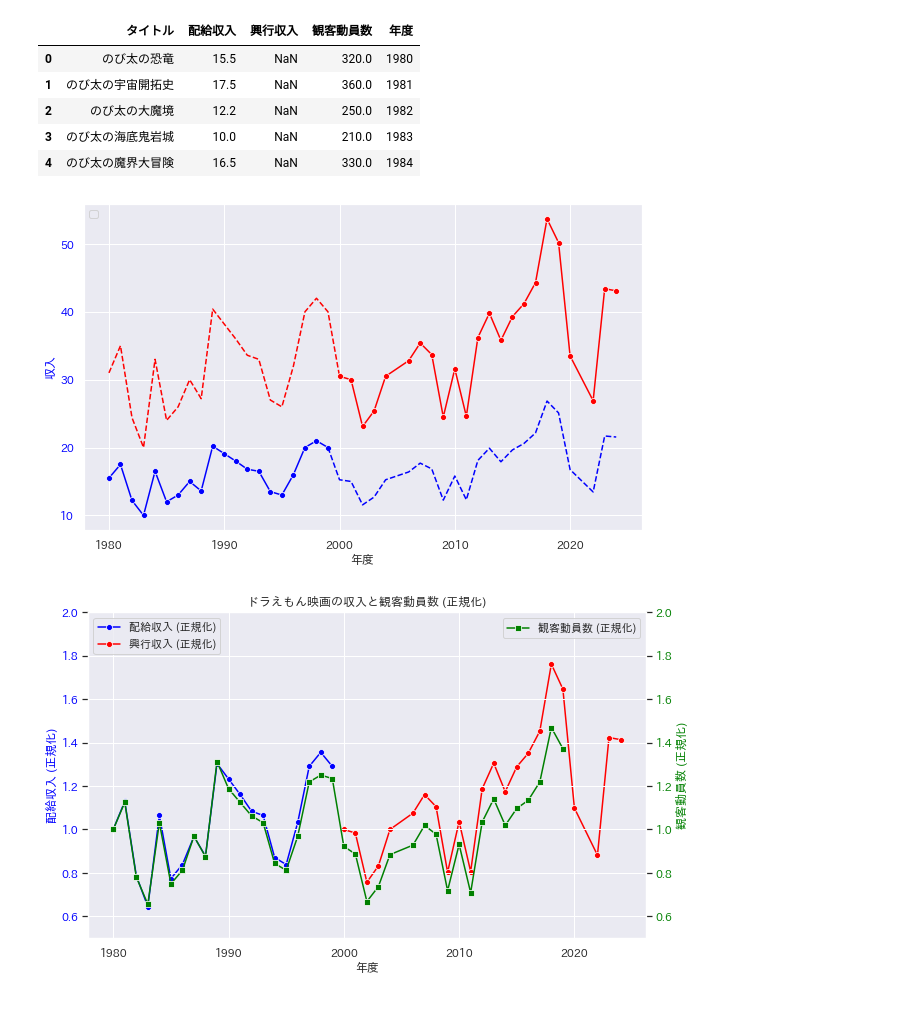
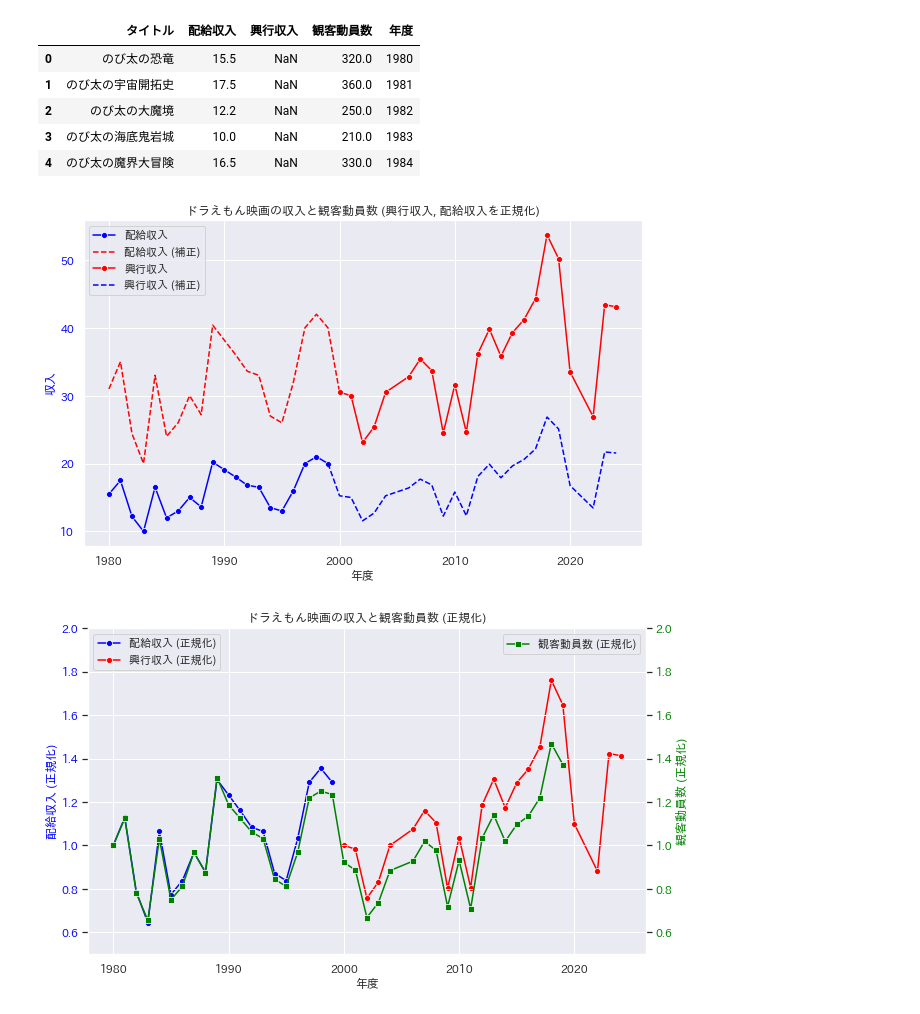
Before and after one commit to motttey/doraemon-machine-learning, a Jupyter notebook: doraeiga_data_analysis.ipynb, the cells around one changed output. Saved outputs shown, nothing was run; the diff lists cells and outputs as text; code cells hidden in the pictures.

Commit message:
fix: legend

```diff
--- a/doraeiga_data_analysis.ipynb
+++ b/doraeiga_data_analysis.ipynb
@@ -25,39 +25,38 @@ fig, ax1 = plt.subplots(figsize=(10, 6))
 df["配給収入_補正"] = df["配給収入"] * 2
 df["興行収入_補正"] = df["興行収入"] / 2
 
 # 最大の年度を持つインデックスを取得
 max_year_index = df[df["配給収入"].notnull()]["年度"].idxmax()
 min_year_index = df[df["興行収入"].notnull()]["年度"].idxmin()
 
 # 配給収入_補正の最初の値を更新
 df.loc[max_year_index, "興行収入_補正"] = df.iloc[max_year_index]["配給収入"]
 df.loc[min_year_index, "配給収入_補正"] = df.iloc[min_year_index]["興行収入"]
 
 # Plot the primary y-axis data
-sns.lineplot(data=df, x="年度", y="配給収入", ax=ax1, color="blue", marker="o")
-sns.lineplot(data=df, x="年度", y="配給収入_補正", ax=ax1, color="red", marker="", linestyle='--')
+sns.lineplot(data=df, x="年度", y="配給収入", ax=ax1, label="配給収入",  color="blue", marker="o")
+sns.lineplot(data=df, x="年度", y="配給収入_補正", ax=ax1, label="配給収入 (補正)", color="red", marker="", linestyle='--')
 
-sns.lineplot(data=df, x="年度", y="興行収入", ax=ax1, color="red", marker="o")
-sns.lineplot(data=df, x="年度", y="興行収入_補正", ax=ax1, color="blue", marker="", linestyle='--')
+sns.lineplot(data=df, x="年度", y="興行収入", ax=ax1, label="興行収入", color="red", marker="o")
+sns.lineplot(data=df, x="年度", y="興行収入_補正", ax=ax1, label="興行収入 (補正)", color="blue", marker="", linestyle='--')
 
 
 ax1.set_ylabel("配給収入", color="blue")
 ax1.tick_params(axis="y", labelcolor="blue")
 
 # Create the secondary y-axis
 # ax2 = ax1.twinx()
 # sns.lineplot(data=df, x="年度", y="観客動員数", ax=ax2, color="green", marker="s")
 
 ax1.set_title("ドラえもん映画の収入と観客動員数 (興行収入, 配給収入を正規化)")
 
 ax1.set_ylabel('収入', color='blue')
 # ax2.set_ylabel('観客動員数', color='green')
 lines_1, labels_1 = ax1.get_legend_handles_labels()
-plt.legend(lines_1, labels_1, loc="upper left")
 
 plt.show()
 # %% [output]
-[figure, old version]
+[figure, new version]
 # %%
 # 正規化
 df["配給収入_norm"] = df["配給収入"] / df["配給収入"].iloc[0]
```
Also changed, not shown: parts of 1 cell of this notebook.
